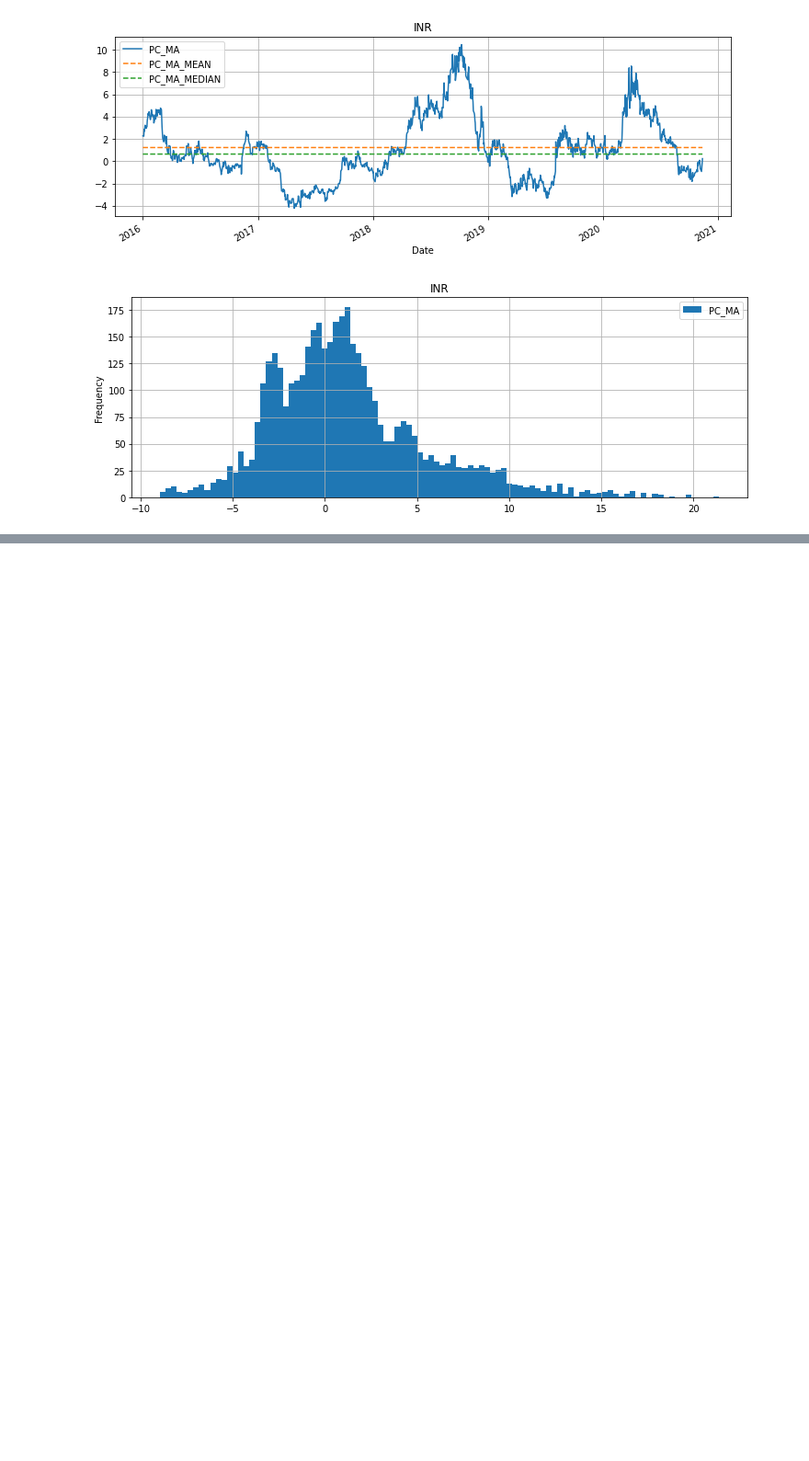
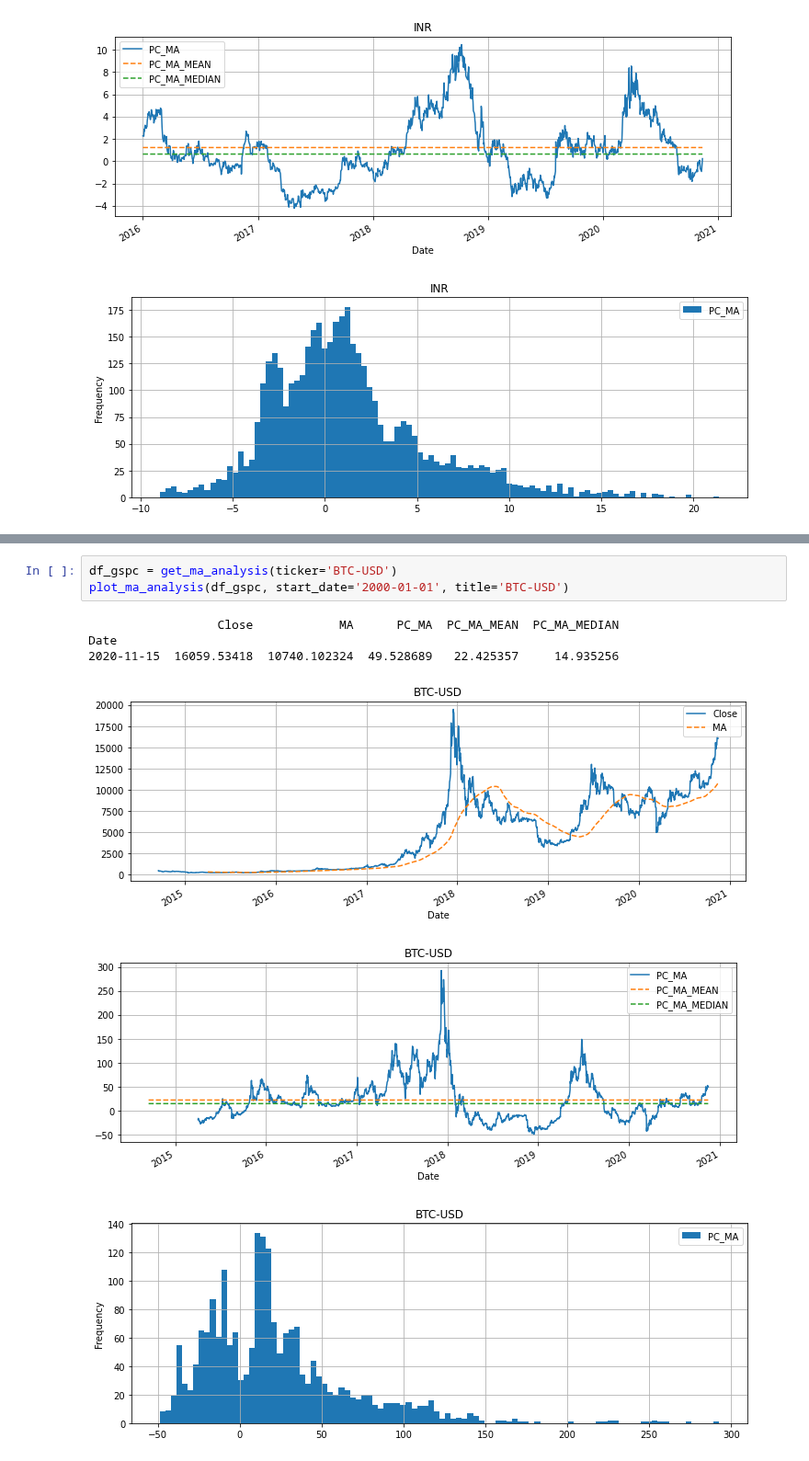
Before and after one commit to bamage00/notebooks, a Jupyter notebook: fin_2.ipynb, the cells around one changed output, grey strips where cells are left out. Shown at 92% size. Drawn from its saved outputs; the diff is of its cells as text; blank space fills up the shorter version.

```diff
--- a/fin_2.ipynb
+++ b/fin_2.ipynb
@@ -79,0 +100,10 @@ Date
+# %%
+df_gspc = get_ma_analysis(ticker='BTC-USD')
+plot_ma_analysis(df_gspc, start_date='2000-01-01', title='BTC-USD')
+# %% [output]
+                  Close            MA      PC_MA  PC_MA_MEAN  PC_MA_MEDIAN
+Date
+2020-11-15  16059.53418  10740.102324  49.528689   22.425357     14.935256
+[figure, added]
+[figure, added]
+[figure, added]
```
Also changed, not shown: parts of 2 cells of this notebook.
